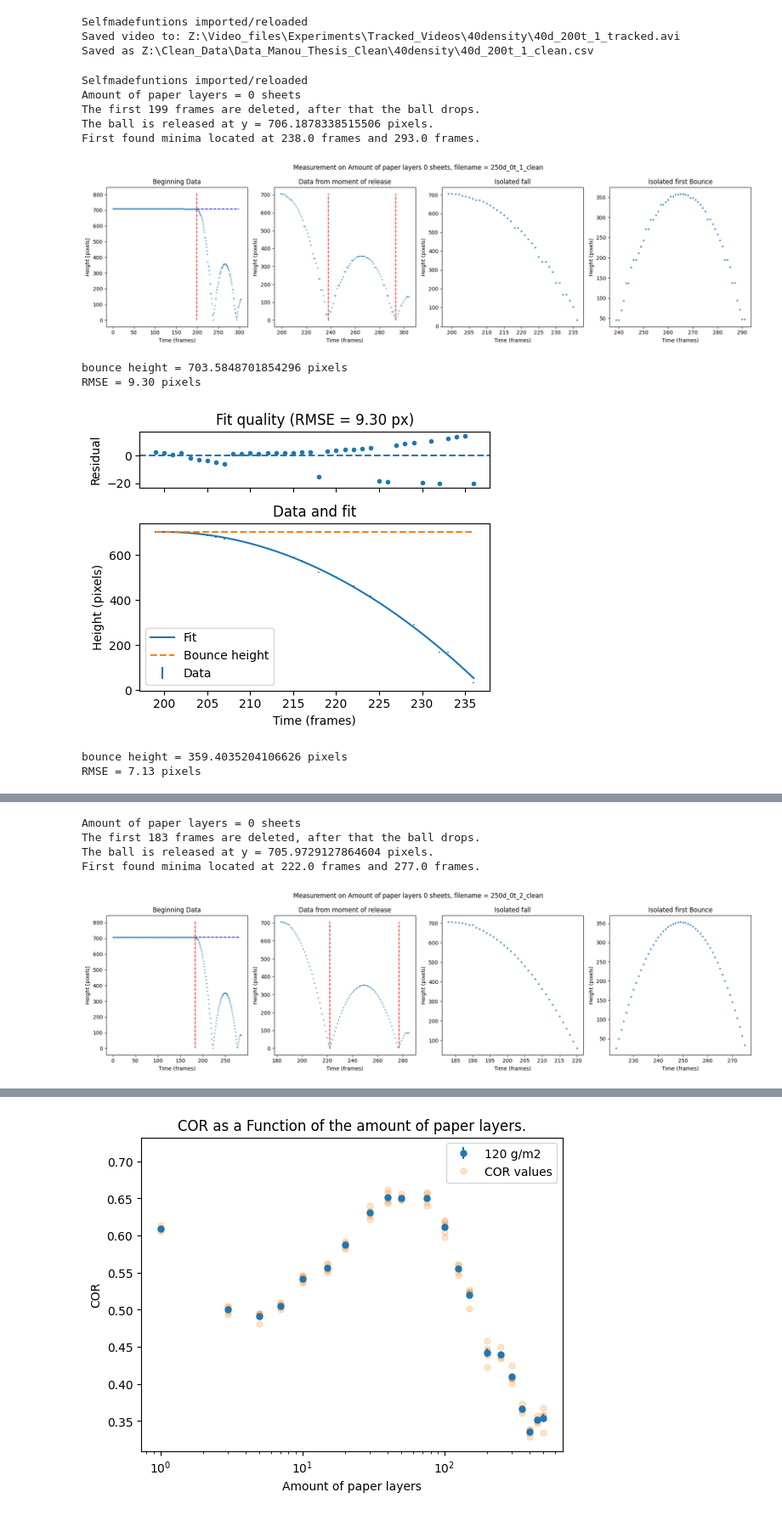
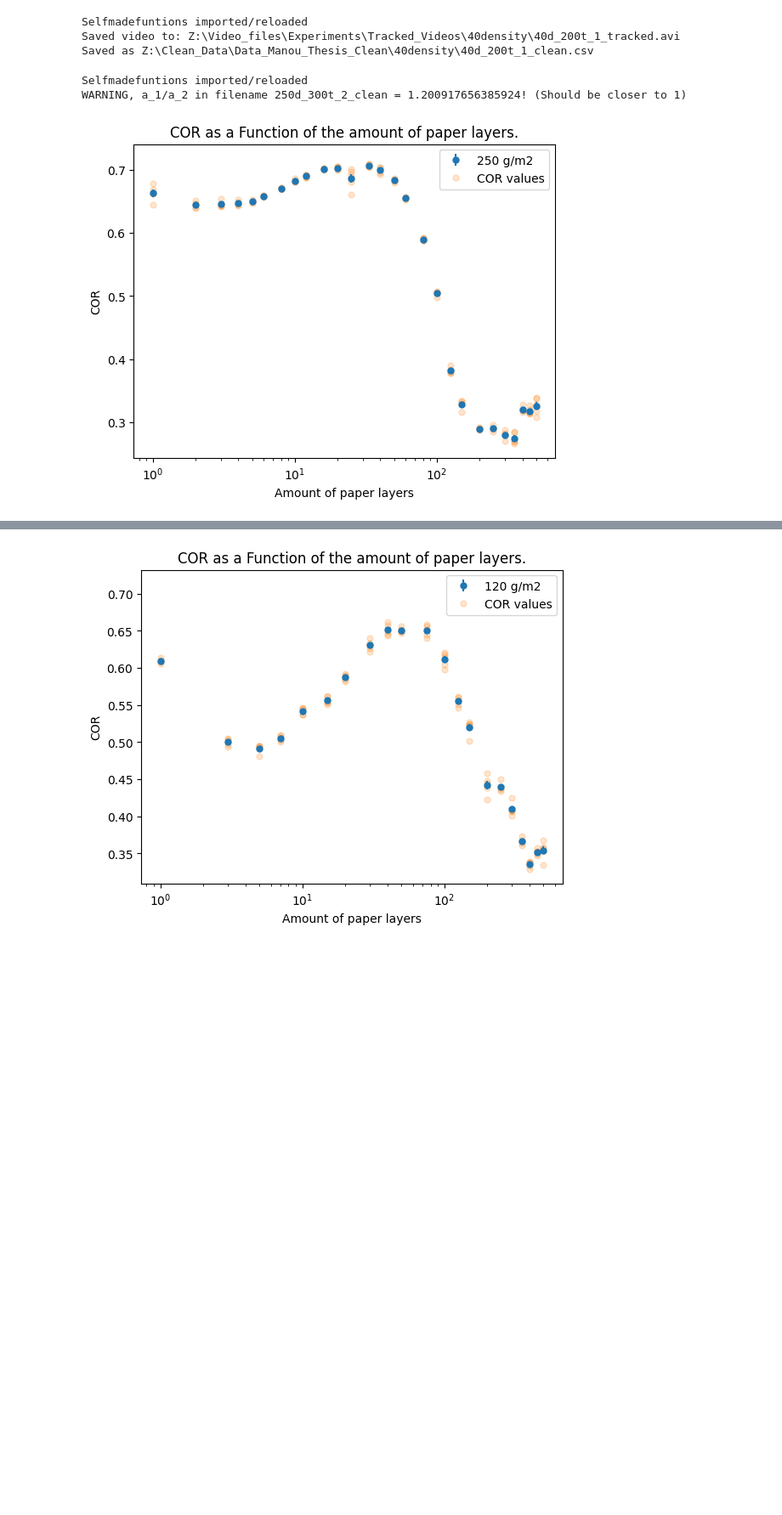
Before and after one commit to joshuadijksman/paperstack, a Jupyter notebook: Manou_version/code/Manou_Experiments.ipynb, the cells around one changed output, grey strips where cells are left out. Shown at 85% size. Cells and saved outputs as stored; diff of their text form; code cells hidden in the pictures; blank space fills up the shorter version.

```diff
--- a/Manou_version/code/Manou_Experiments.ipynb
+++ b/Manou_version/code/Manou_Experiments.ipynb
@@ -44,43 +44,34 @@ inputfolder = Path(r"Z:\\Clean_Data\Data_Manou_Thesis_Clean\250density")
 
 variable_type = "Amount of paper layers"
 Thickness_250d_unique = [0, 1, 2, 3, 4, 5, 6, 8, 10, 12, 16, 20, 25, 33, 40, 50, 60, 80, 100, 125, 150, 200, 250, 300, 350, 400, 450, 500]
-Thickness_250d_unique = [0, 500]
 Thickness_250d = []
 COR_250d = []
 
 
 for t in Thickness_250d_unique:
     variable_value = f"{t} sheets"
 
     for j in range(1, 6):
         filename = f"250d_{t}t_{j}_clean"
         cor_value = selfmadefunctions.COR_calculator_3(inputfolder=inputfolder,
                                                                     variable_type=variable_type,
                                                                     variable_value=variable_value,
-                                                                    filename=filename, Find_Plot=True,
-                                                                    Fit_Plot=True, Fit_Report=False)
+                                                                    filename=filename, Find_Plot=False,
+                                                                    Fit_Plot=False, Fit_Report=False)
         COR_250d.append(cor_value)
         Thickness_250d.append(t)
 
 Thickness_250d, COR_250d, COR_err_250d, avg_COR_250d, Thickness_unique_250d = selfmadefunctions.get_avg_err(Thickness_250d, COR_250d)
 
 plt.errorbar(Thickness_unique_250d, avg_COR_250d, yerr=COR_err_250d, fmt = 'o', markersize=5, label='250 g/m2', zorder = 2)
 plt.errorbar(Thickness_250d, COR_250d, fmt = 'o', markersize=5, label='COR values', zorder = 1, alpha = 0.2)
 plt.xlabel('Amount of paper layers')
 plt.ylabel('COR')
 plt.title('COR as a Function of the amount of paper layers.')
 plt.xscale('log')
 plt.legend()
 plt.show()
 # %% [output]
 Selfmadefuntions imported/reloaded
-Amount of paper layers = 0 sheets
-The first 199 frames are deleted, after that the ball drops.
-The ball is released at y = 706.1878338515506 pixels.
-First found minima located at 238.0 frames and 293.0 frames.
+WARNING, a_1/a_2 in filename 250d_300t_2_clean = 1.200917656385924! (Should be closer to 1)
-[figure, old version]
+[figure, new version]
-bounce height = 703.5848701854296 pixels
-RMSE = 9.30 pixels
-[figure, removed]
-bounce height = 359.4035204106626 pixels
-RMSE = 7.13 pixels
@@ -89,5 +77,0 @@ RMSE = 7.13 pixels
-Amount of paper layers = 0 sheets
-The first 183 frames are deleted, after that the ball drops.
-The ball is released at y = 705.9729127864604 pixels.
-First found minima located at 222.0 frames and 277.0 frames.
-[figure, removed]
```
Also changed, not shown: parts of 8 cells of this notebook, 1 other file.
